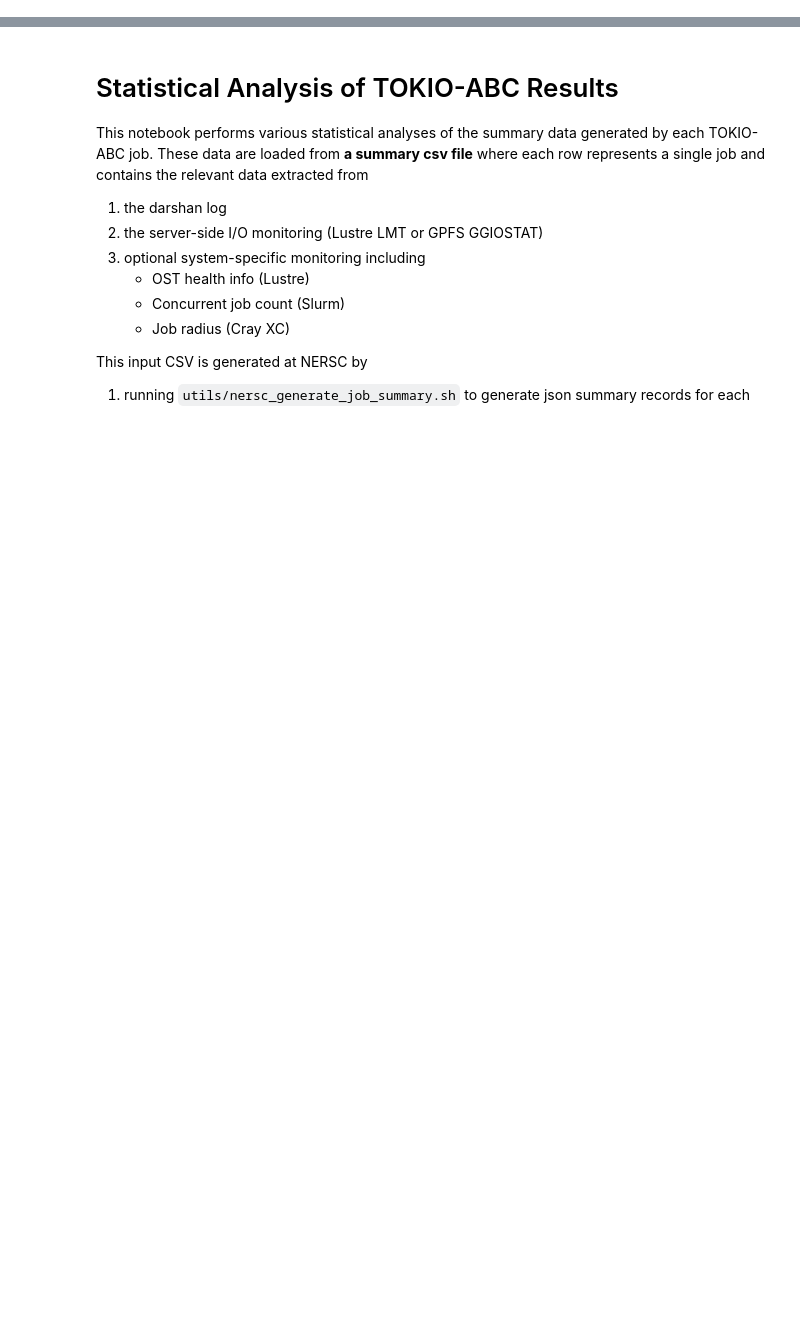
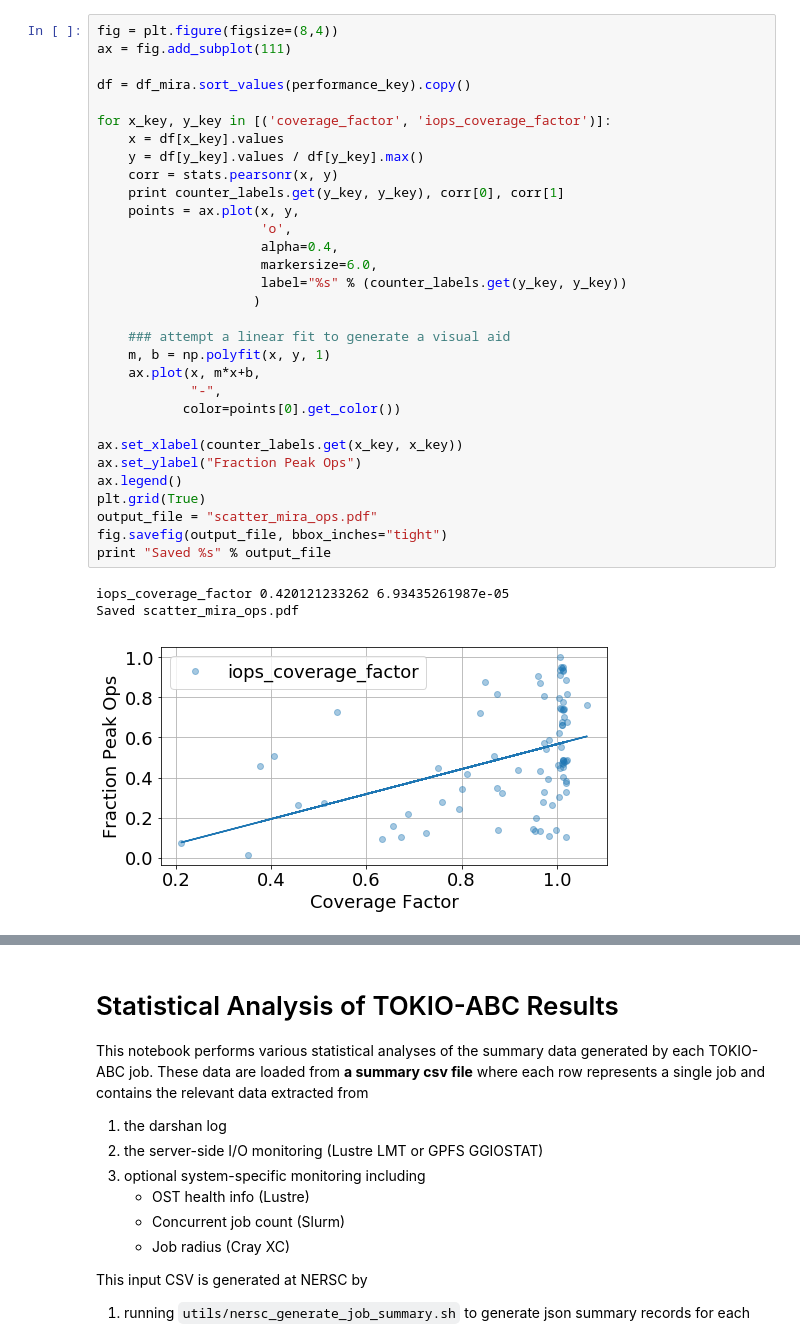
Before and after one commit to glennklockwood/papers-umami, a Jupyter notebook: scripts/correlations/correlation_analysis.ipynb, the cells around one changed output, grey strips where cells are left out. Saved outputs shown, nothing was run; the diff lists cells and outputs as text; blank space fills up the shorter version.

```diff
--- a/scripts/correlations/correlation_analysis.ipynb
+++ b/scripts/correlations/correlation_analysis.ipynb
@@ -0,0 +774,35 @@
+# %%
+fig = plt.figure(figsize=(8,4))
+ax = fig.add_subplot(111)
+
+df = df_mira.sort_values(performance_key).copy()
+
+for x_key, y_key in [('coverage_factor', 'iops_coverage_factor')]:
+    x = df[x_key].values
+    y = df[y_key].values / df[y_key].max()
+    corr = stats.pearsonr(x, y)
+    print counter_labels.get(y_key, y_key), corr[0], corr[1]
+    points = ax.plot(x, y,
+                     'o',
+                     alpha=0.4,
+                     markersize=6.0,
+                     label="%s" % (counter_labels.get(y_key, y_key))
+                    )
+
+    ### attempt a linear fit to generate a visual aid
+    m, b = np.polyfit(x, y, 1)
+    ax.plot(x, m*x+b,
+            "-",
+           color=points[0].get_color())
+
+ax.set_xlabel(counter_labels.get(x_key, x_key))
+ax.set_ylabel("Fraction Peak Ops")
+ax.legend()
+plt.grid(True)
+output_file = "scatter_mira_ops.pdf"
+fig.savefig(output_file, bbox_inches="tight")
+print "Saved %s" % output_file
+# %% [output]
+iops_coverage_factor 0.420121233262 6.93435261987e-05
+Saved scatter_mira_ops.pdf
+[figure, added]
```
Also changed, not shown: parts of 78 cells of this notebook, 3 other files.
